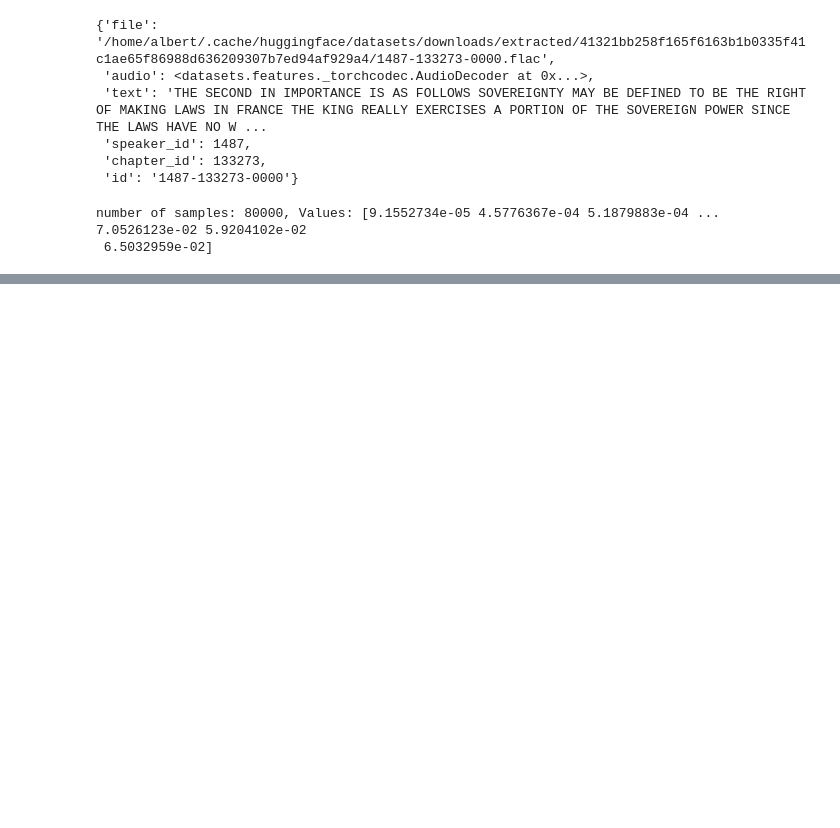
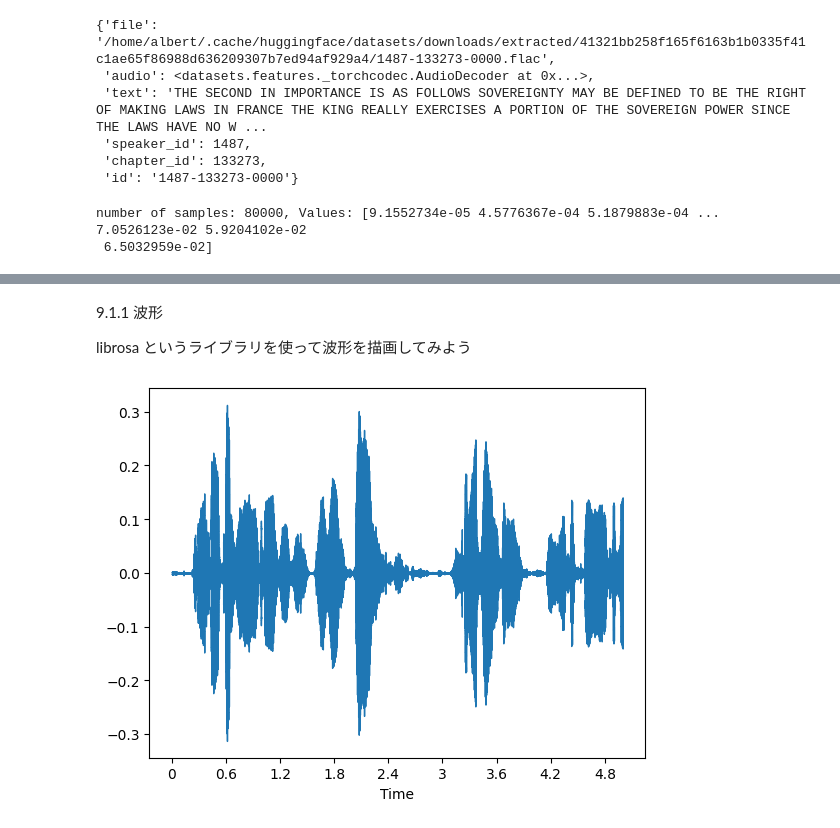
Before and after one commit to shown5/Hands-on-Generative-AI, a Jupyter notebook: chap9_audioGeneration.ipynb, the cells around one changed output, grey strips where cells are left out. Cells and saved outputs as stored; diff of their text form; code cells hidden in the pictures; blank space fills up the shorter version.

```diff
--- a/chap9_audioGeneration.ipynb
+++ b/chap9_audioGeneration.ipynb
@@ -73,3 +73,13 @@ import IPython.display as ipd
 ipd.Audio(data=array, rate=sampling_rate)
 # %% [output]
 [interactive output not drawn]
+# %% [markdown]
+9.1.1 波形
+
+librosa というライブラリを使って波形を描画してみよう
+# %%
+import librosa.display
+
+librosa.display.waveshow(array, sr=sampling_rate);
+# %% [output]
+[figure, added]
```
